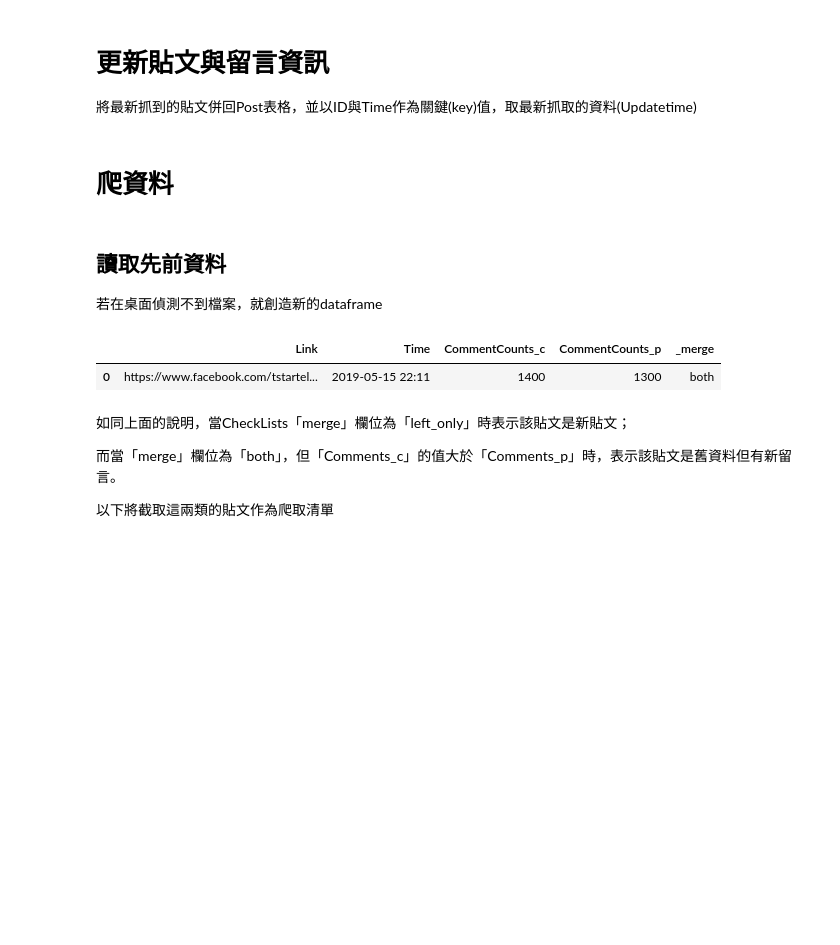
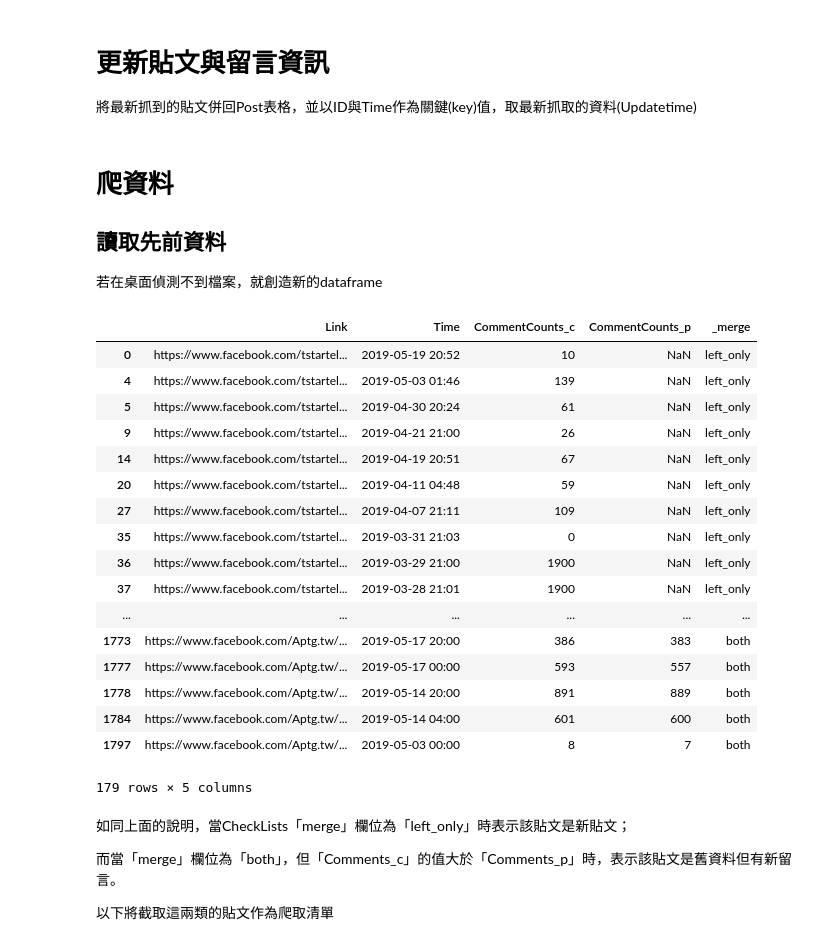
Before and after one commit to tlyu0419/FacebookCrawler, a Jupyter notebook: Facebook.ipynb, the cells around one changed output. Cells and saved outputs as stored; diff of their text form; code cells hidden in the pictures; blank space fills up the shorter version.

Commit message:
Facebook

```diff
--- a/Facebook.ipynb
+++ b/Facebook.ipynb
@@ -1074,9 +1074,8 @@ def UpdateData(DateFrame_o,DateFrame_n):
     return DataFrame
 # %% [markdown]
 # 爬資料
+## 讀取先前資料
+若在桌面偵測不到檔案，就創造新的dataframe
-# %% [markdown]
-## 讀取先前資料
-若在桌面偵測不到檔案，就創造新的dataframe
 # %%
 try:
     Posts = pd.read_pickle('C:/Users/TL_Yu/Desktop/Posts.plk')
@@ -1099,11 +1098,27 @@ driver.get('https://www.facebook.com/')
 driver.delete_all_cookies()
 driver.add_cookie({'domain': '.facebook.com', 'expiry': 1558752322, 'httpOnly': False, 'name': 'locale', 'path': '/', 'secure': True, 'value': 'en_US'})
 # %%
-CarwlList = CarwlList(urls=urls, n=2, Posts = Posts)
+CarwlList = CarwlList(urls=urls, n=20, Posts = Posts)
 CarwlList
 # %% [output]
 |  | Link | Time | CommentCounts_c | CommentCounts_p | _merge |
-| 0 | https://www.facebook.com/tstartel... | 2019-05-15 22:11 | 1400 | 1300 | both |
+| 0 | https://www.facebook.com/tstartel... | 2019-05-19 20:52 | 10 | NaN | left_only |
+| 4 | https://www.facebook.com/tstartel... | 2019-05-03 01:46 | 139 | NaN | left_only |
+| 5 | https://www.facebook.com/tstartel... | 2019-04-30 20:24 | 61 | NaN | left_only |
+| 9 | https://www.facebook.com/tstartel... | 2019-04-21 21:00 | 26 | NaN | left_only |
+| 14 | https://www.facebook.com/tstartel... | 2019-04-19 20:51 | 67 | NaN | left_only |
+| 20 | https://www.facebook.com/tstartel... | 2019-04-11 04:48 | 59 | NaN | left_only |
+| 27 | https://www.facebook.com/tstartel... | 2019-04-07 21:11 | 109 | NaN | left_only |
+| 35 | https://www.facebook.com/tstartel... | 2019-03-31 21:03 | 0 | NaN | left_only |
+| 36 | https://www.facebook.com/tstartel... | 2019-03-29 21:00 | 1900 | NaN | left_only |
+| 37 | https://www.facebook.com/tstartel... | 2019-03-28 21:01 | 1900 | NaN | left_only |
+| ... | ... | ... | ... | ... | ... |
+| 1773 | https://www.facebook.com/Aptg.tw/... | 2019-05-17 20:00 | 386 | 383 | both |
+| 1777 | https://www.facebook.com/Aptg.tw/... | 2019-05-17 00:00 | 593 | 557 | both |
+| 1778 | https://www.facebook.com/Aptg.tw/... | 2019-05-14 20:00 | 891 | 889 | both |
+| 1784 | https://www.facebook.com/Aptg.tw/... | 2019-05-14 04:00 | 601 | 600 | both |
+| 1797 | https://www.facebook.com/Aptg.tw/... | 2019-05-03 00:00 | 8 | 7 | both |
+179 rows × 5 columns
 # %% [markdown]
 如同上面的說明，當CheckLists「merge」欄位為「left_only」時表示該貼文是新貼文；
 
```
Also changed, not shown: parts of 16 cells of this notebook.
